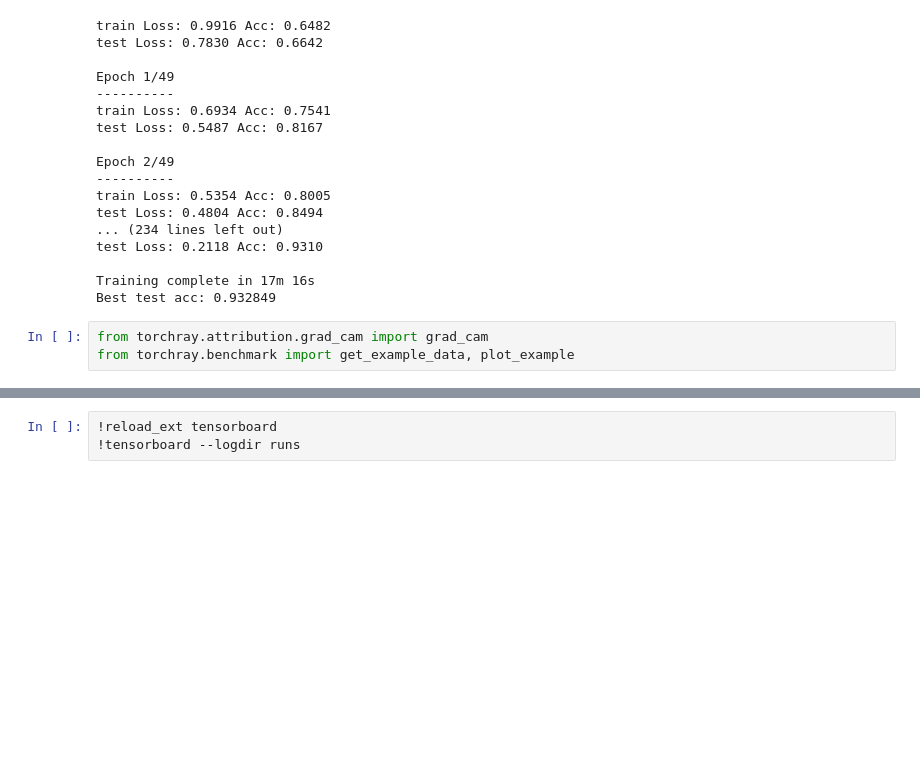
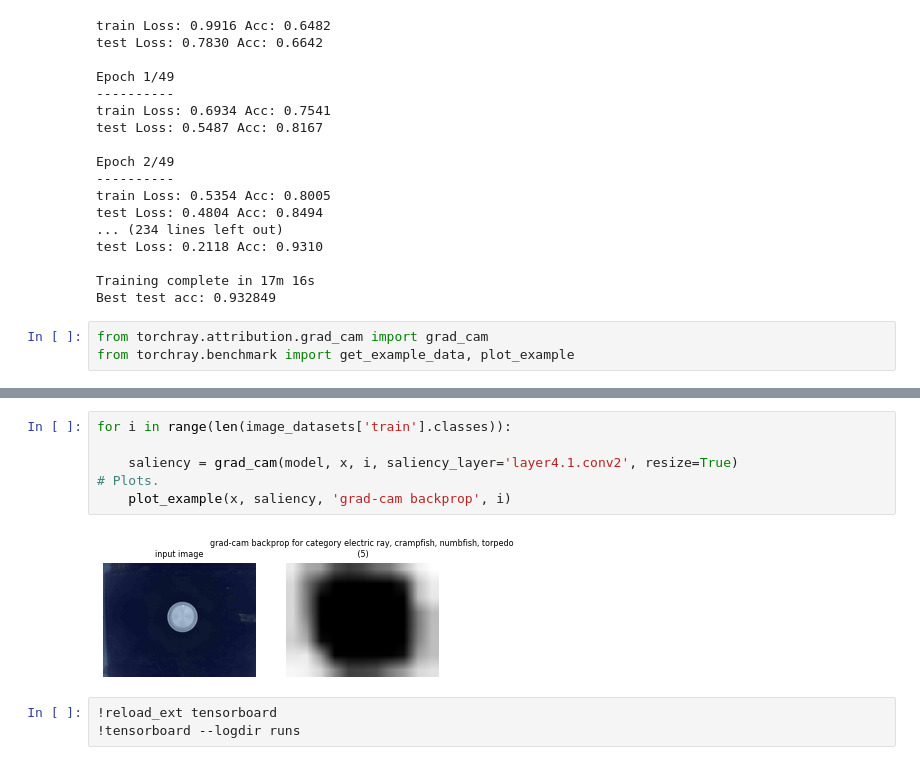
Before and after one commit to eismont21/AnomaliesRecycling, a Jupyter notebook: TransferLearning.ipynb, the cells around one changed output, grey strips where cells are left out. Cells and saved outputs as stored; diff of their text form; blank space fills up the shorter version.

```diff
--- a/TransferLearning.ipynb
+++ b/TransferLearning.ipynb
@@ -146,3 +198,11 @@ plot_example(x, saliency, 'grad-cam backprop', category_id)
+# %%
+for i in range(len(image_datasets['train'].classes)):
+
+    saliency = grad_cam(model, x, i, saliency_layer='layer4.1.conv2', resize=True)
+# Plots.
+    plot_example(x, saliency, 'grad-cam backprop', i)
+# %% [output]
+[figure, added]
 # %%
 !reload_ext tensorboard
 !tensorboard --logdir runs
```
Also changed, not shown: parts of 3 cells of this notebook, 1 other file.
